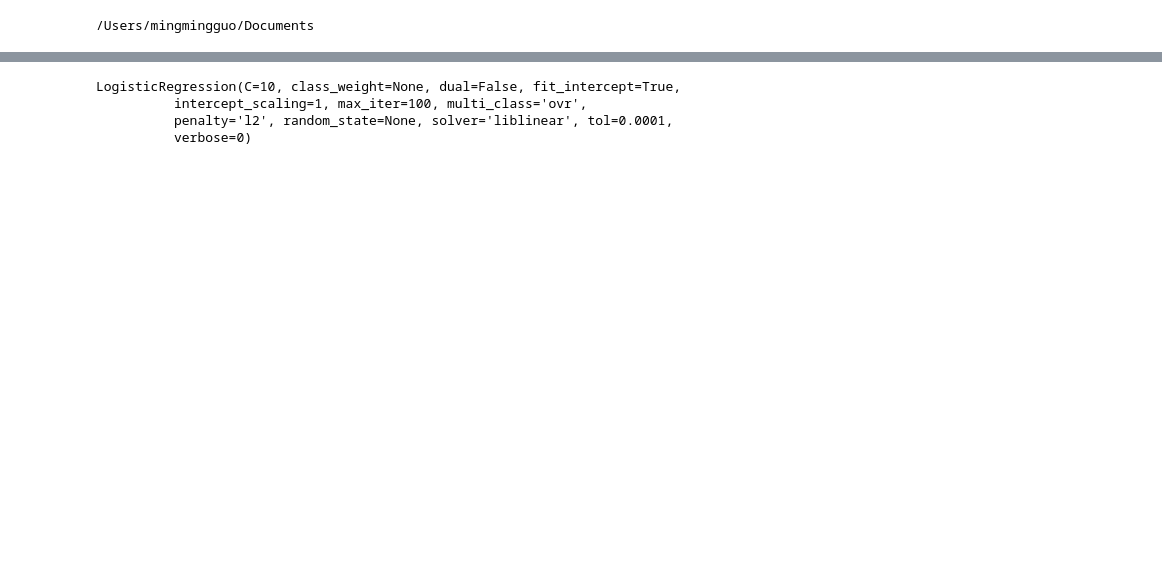
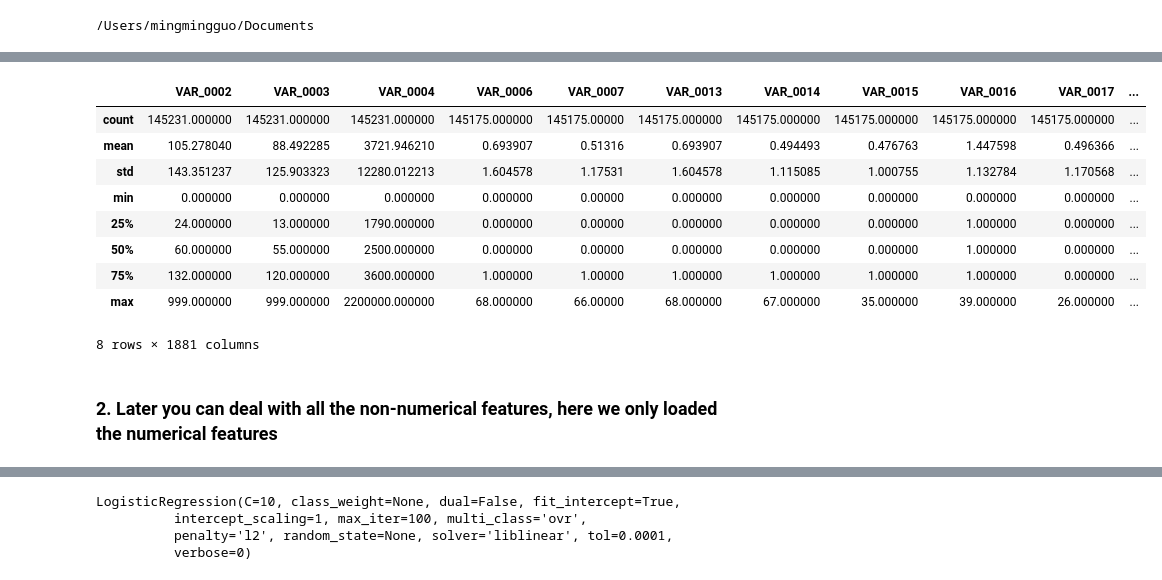
Before and after one commit to beervalley/Data-Science-Intensive, a Jupyter notebook: Kaggle_Capstone_Project/Market_Response_Project.ipynb, the cells around one changed output, grey strips where cells are left out. Cells and saved outputs as stored; diff of their text form; code cells hidden in the pictures; blank space fills up the shorter version.

```diff
--- a/Kaggle_Capstone_Project/Market_Response_Project.ipynb
+++ b/Kaggle_Capstone_Project/Market_Response_Project.ipynb
@@ -10,0 +112,5 @@ cd Documents
+# %%
+# We hand the numerical columns in training set
+numerics = ['float64', 'int64']
+data_num = data.select_dtypes(include=numerics)
+data_num.head()
@@ -10,0 +125,13 @@ cd Documents
+# %%
+data_num.describe()
+# %% [output]
+|  | VAR_0002 | VAR_0003 | VAR_0004 | VAR_0006 | VAR_0007 | VAR_0013 | VAR_0014 | VAR_0015 | VAR_0016 | VAR_0017 | ... |
+| count | 145231.000000 | 145231.000000 | 145231.000000 | 145175.000000 | 145175.00000 | 145175.000000 | 145175.000000 | 145175.000000 | 145175.000000 | 145175.000000 | ... |
+| mean | 105.278040 | 88.492285 | 3721.946210 | 0.693907 | 0.51316 | 0.693907 | 0.494493 | 0.476763 | 1.447598 | 0.496366 | ... |
+| std | 143.351237 | 125.903323 | 12280.012213 | 1.604578 | 1.17531 | 1.604578 | 1.115085 | 1.000755 | 1.132784 | 1.170568 | ... |
+| min | 0.000000 | 0.000000 | 0.000000 | 0.000000 | 0.00000 | 0.000000 | 0.000000 | 0.000000 | 0.000000 | 0.000000 | ... |
+| 25% | 24.000000 | 13.000000 | 1790.000000 | 0.000000 | 0.00000 | 0.000000 | 0.000000 | 0.000000 | 1.000000 | 0.000000 | ... |
+| 50% | 60.000000 | 55.000000 | 2500.000000 | 0.000000 | 0.00000 | 0.000000 | 0.000000 | 0.000000 | 1.000000 | 0.000000 | ... |
+| 75% | 132.000000 | 120.000000 | 3600.000000 | 1.000000 | 1.00000 | 1.000000 | 1.000000 | 1.000000 | 1.000000 | 0.000000 | ... |
+| max | 999.000000 | 999.000000 | 2200000.000000 | 68.000000 | 66.00000 | 68.000000 | 67.000000 | 35.000000 | 39.000000 | 26.000000 | ... |
+8 rows × 1881 columns
@@ -10,0 +140,2 @@ cd Documents
+# %% [markdown]
+### 2. Later you can deal with all the non-numerical features, here we only loaded the numerical features
```
Also changed, not shown: parts of 59 cells of this notebook.
